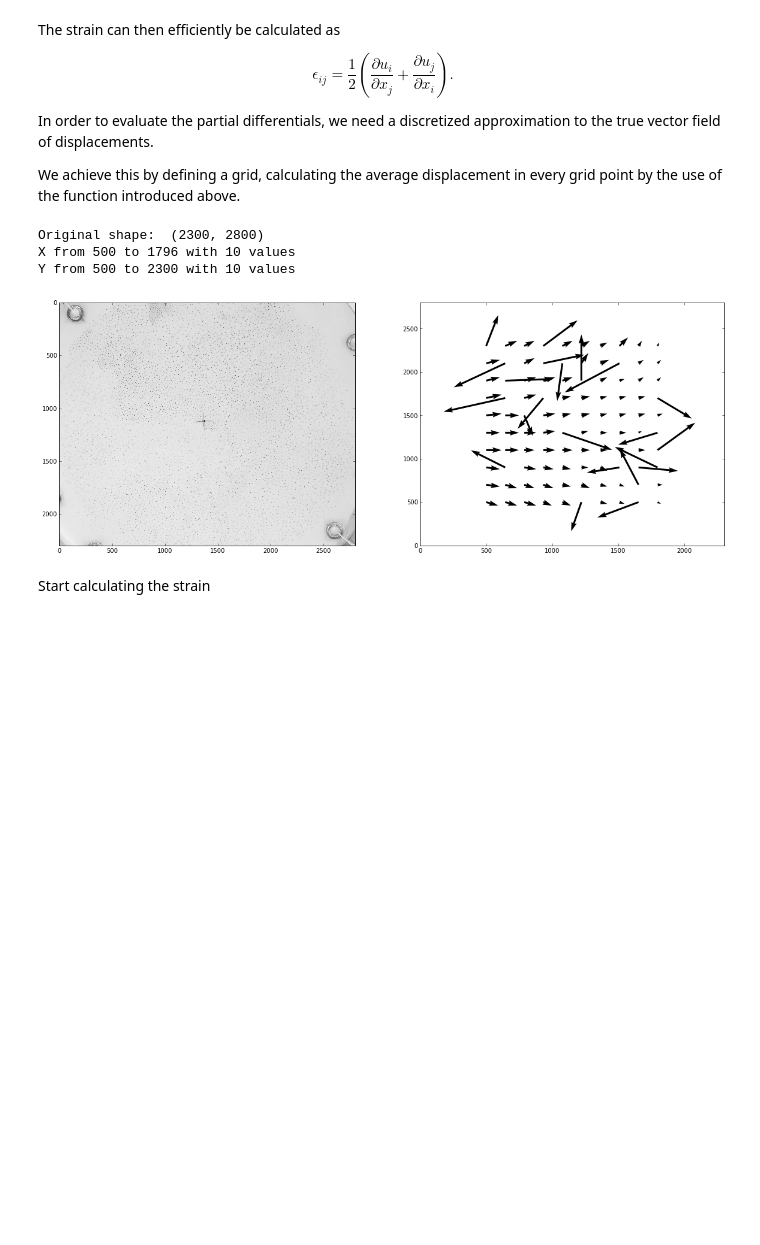
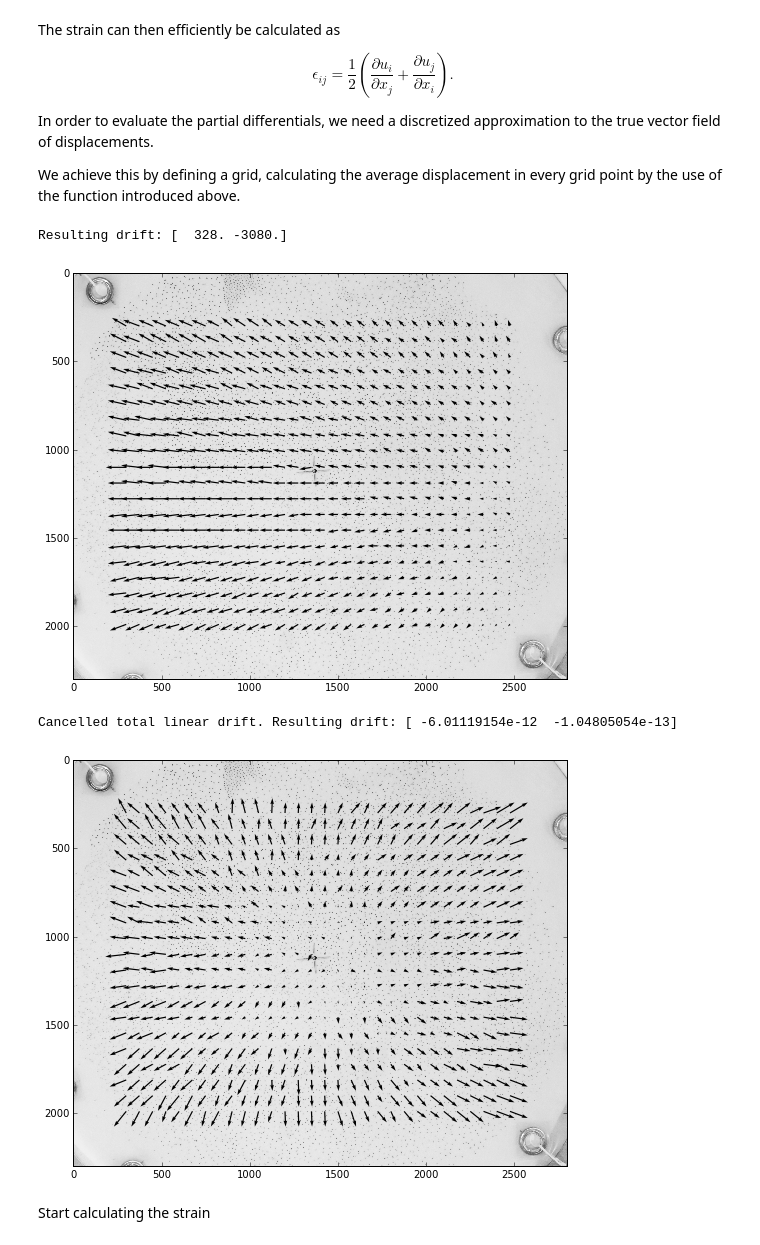
Before and after one commit to jorgehog/notebookCollection, a Jupyter notebook: StrainAnalysisNewLoc.ipynb, the cells around one changed output. Cells and saved outputs as stored; diff of their text form; code cells hidden in the pictures; blank space fills up the shorter version.

```diff
--- a/StrainAnalysisNewLoc.ipynb
+++ b/StrainAnalysisNewLoc.ipynb
@@ -329,15 +350,29 @@ def calculateDisplacementVectorField(bwImages, resolution, initialBoundarySpacin
 
     return vectorField, dx, dy
 # %%
-resolution = 10    #A N X N vector field
-initialBoundarySpacing = 500   #The number of pixels to skip at each edge.
+resolution = [20, 30]    #A N X N vector field
+initialBoundarySpacing = 300   #The number of pixels to skip at each edge.
 
-field, dx, dy = calculateDisplacementVectorField(greyImages[1:-1], resolution, initialBoundarySpacing, cancelDrift=False, plotField=True, silent=False)
+#Displaying the scenario without a cencelation of the drift.
+#The drift is not necessary to remove, but it has been done here for illustrative purposes (and debugging!).
+dummy = calculateDisplacementVectorField(greyImages[1:-1],
+                                          resolution,
+                                          initialBoundarySpacing,
+                                          cancelDrift=False,
+                                          plotField=True,
+                                          silent=True)
+
+field, dx, dy = calculateDisplacementVectorField(greyImages[1:-1],
+                                                 resolution,
+                                                 initialBoundarySpacing,
+                                                 cancelDrift=True,
+                                                 plotField=True,
+                                                 silent=True)
 # %% [output]
-Original shape:  (2300, 2800)
-X from 500 to 1796 with 10 values
-Y from 500 to 2300 with 10 values
+Resulting drift: [  328. -3080.]
-[figure, old version]
+[figure, new version]
+Cancelled total linear drift. Resulting drift: [ -6.01119154e-12  -1.04805054e-13]
+[figure, added]
 # %% [markdown]
 Start calculating the strain
 # %%
```
Also changed, not shown: parts of 6 cells of this notebook.
